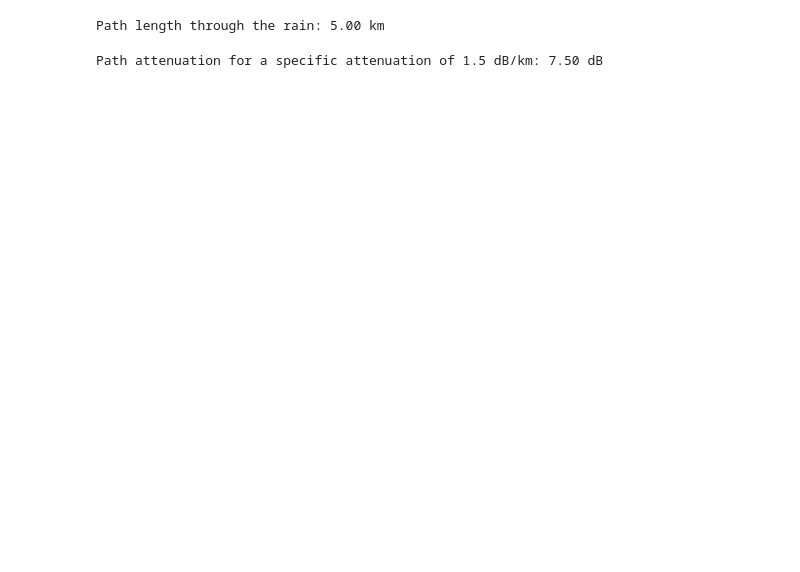
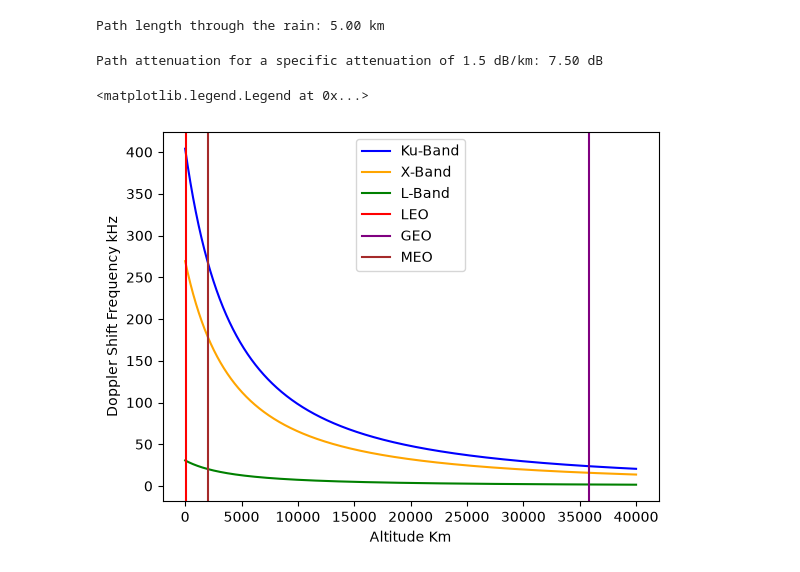
Before and after one commit to chrismcarrico/homework, a Jupyter notebook: spce5085/a4/carrico_spce5085_a4.ipynb, the cells around one changed output. Saved outputs shown, nothing was run; the diff lists cells and outputs as text; code cells hidden in the pictures; blank space fills up the shorter version.

```diff
--- a/spce5085/a4/carrico_spce5085_a4.ipynb
+++ b/spce5085/a4/carrico_spce5085_a4.ipynb
@@ -40,3 +41,17 @@ altitude_km = np.linspace(0, 40000, 4000)
 doppler_f_shift_L = doppler_f_khz(altitude_km, L_band_khz)
 doppler_f_shift_X = doppler_f_khz(altitude_km, X_band_khz)
 doppler_f_shift_Ku = doppler_f_khz(altitude_km, Ku_band_khz)
+# %%
+plt.plot(altitude_km, doppler_f_shift_Ku, label='Ku-Band', color='blue')
+plt.plot(altitude_km, doppler_f_shift_X, label='X-Band', color='orange')
+plt.plot(altitude_km, doppler_f_shift_L, label='L-Band', color='green')
+plt.axvline(x=106, label="LEO", color='red')
+plt.axvline(x=35786, label="GEO", color='purple')
+plt.axvline(x=2000, label="MEO", color='brown')
+
+plt.xlabel('Altitude Km')
+plt.ylabel('Doppler Shift Frequency kHz')
+plt.legend()  # Displays the labels assigned above
+# %% [output]
+<matplotlib.legend.Legend at 0x...>
+[figure, added]
```
Also changed, not shown: parts of 1 cell of this notebook, 2 other files.
